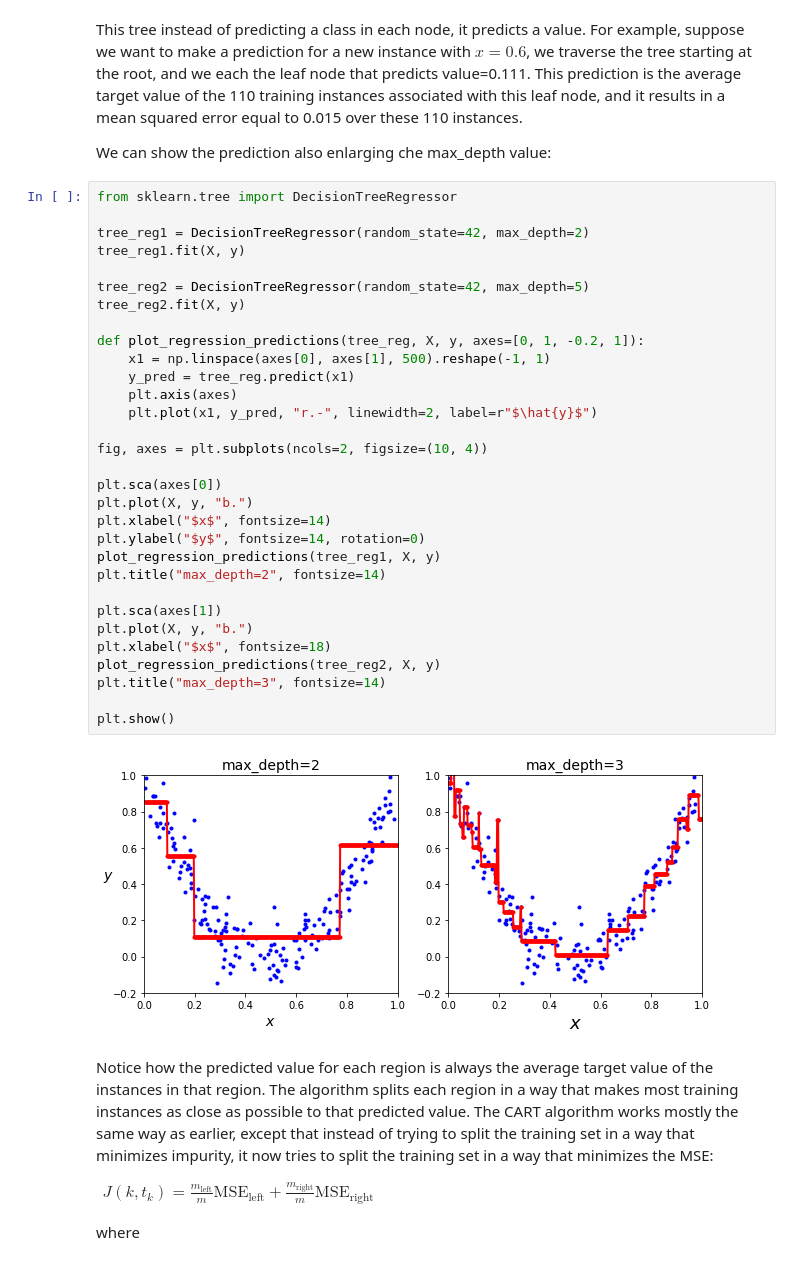
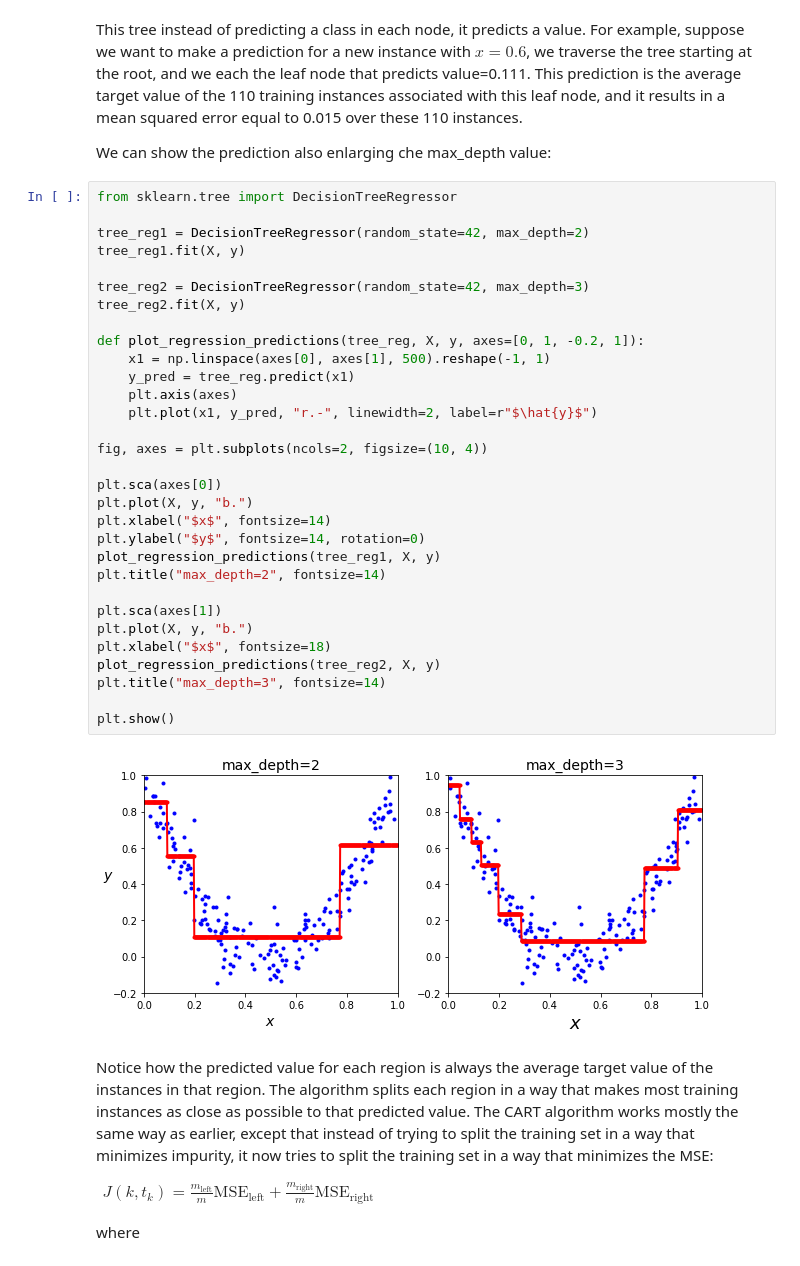
Before and after one commit to ethangillett/machine-learning_riccardoberta, a Jupyter notebook: 02-supervised-learning/02-decision-trees.ipynb, the cells around one changed output. Saved outputs shown, nothing was run; the diff lists cells and outputs as text.

Commit message:
some fix on decision tree

```diff
--- a/02-supervised-learning/02-decision-trees.ipynb
+++ b/02-supervised-learning/02-decision-trees.ipynb
@@ -369,35 +369,35 @@ We can show the prediction also enlarging che max_depth value:
 from sklearn.tree import DecisionTreeRegressor
 
 tree_reg1 = DecisionTreeRegressor(random_state=42, max_depth=2)
 tree_reg1.fit(X, y)
 
-tree_reg2 = DecisionTreeRegressor(random_state=42, max_depth=5)
+tree_reg2 = DecisionTreeRegressor(random_state=42, max_depth=3)
 tree_reg2.fit(X, y)
 
 def plot_regression_predictions(tree_reg, X, y, axes=[0, 1, -0.2, 1]):
     x1 = np.linspace(axes[0], axes[1], 500).reshape(-1, 1)
     y_pred = tree_reg.predict(x1)
     plt.axis(axes)
     plt.plot(x1, y_pred, "r.-", linewidth=2, label=r"$\hat{y}$")
 
 fig, axes = plt.subplots(ncols=2, figsize=(10, 4))
 
 plt.sca(axes[0])
 plt.plot(X, y, "b.")
 plt.xlabel("$x$", fontsize=14)
 plt.ylabel("$y$", fontsize=14, rotation=0)
 plot_regression_predictions(tree_reg1, X, y)
 plt.title("max_depth=2", fontsize=14)
 
 plt.sca(axes[1])
 plt.plot(X, y, "b.")
 plt.xlabel("$x$", fontsize=18)
 plot_regression_predictions(tree_reg2, X, y)
 plt.title("max_depth=3", fontsize=14)
 
 plt.show()
 # %% [output]
-[figure, old version]
+[figure, new version]
 # %% [markdown]
 Notice how the predicted value for each region is always the average target value of the instances in that region. The algorithm splits each region in a way that makes most training instances as close as possible to that predicted value. The CART algorithm works mostly the same way as earlier, except that instead of trying to split the training set in a way that minimizes impurity, it now tries to split the training set in a way that minimizes the MSE:
 
```
Also changed, not shown: parts of 4 cells of this notebook.
